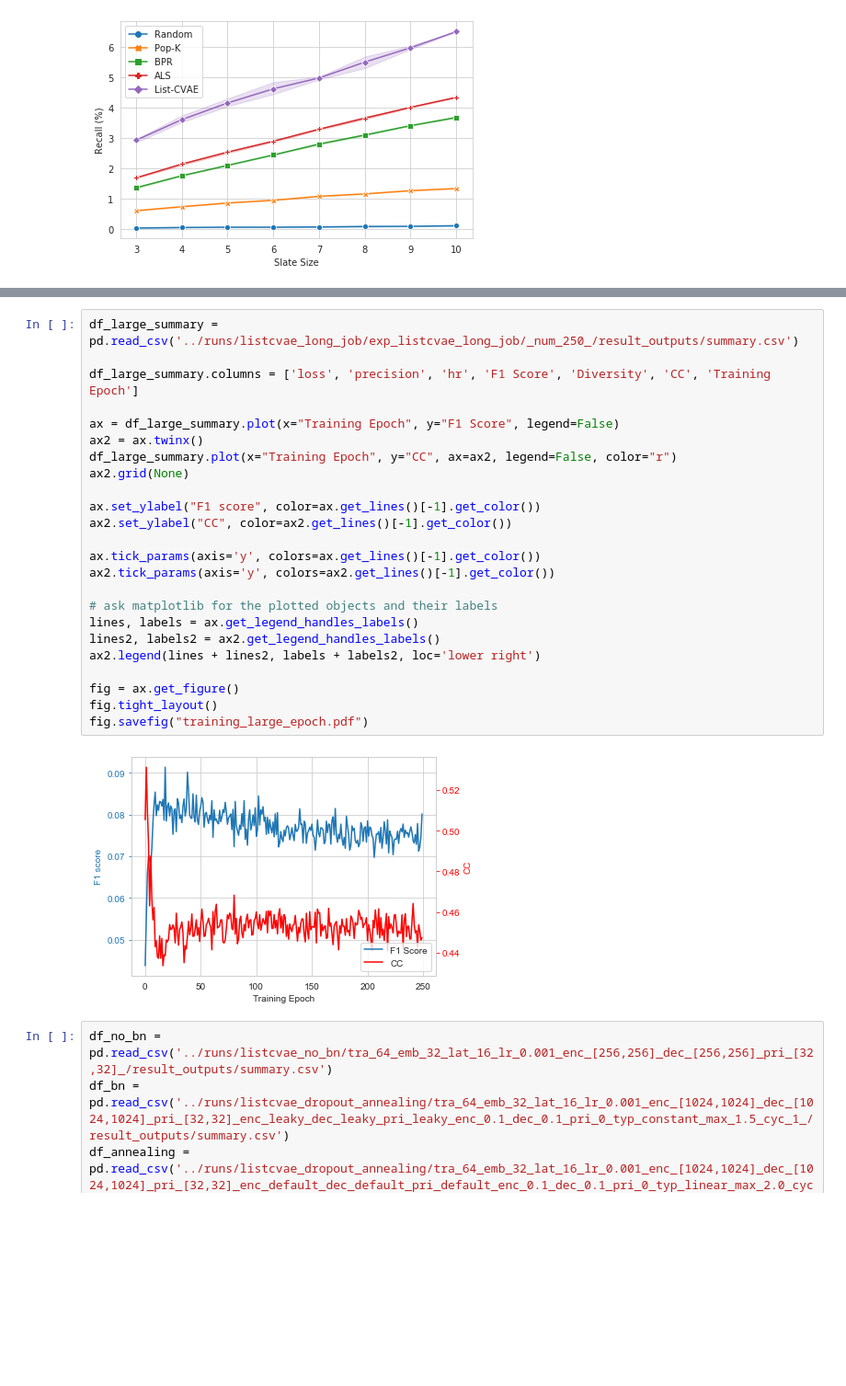
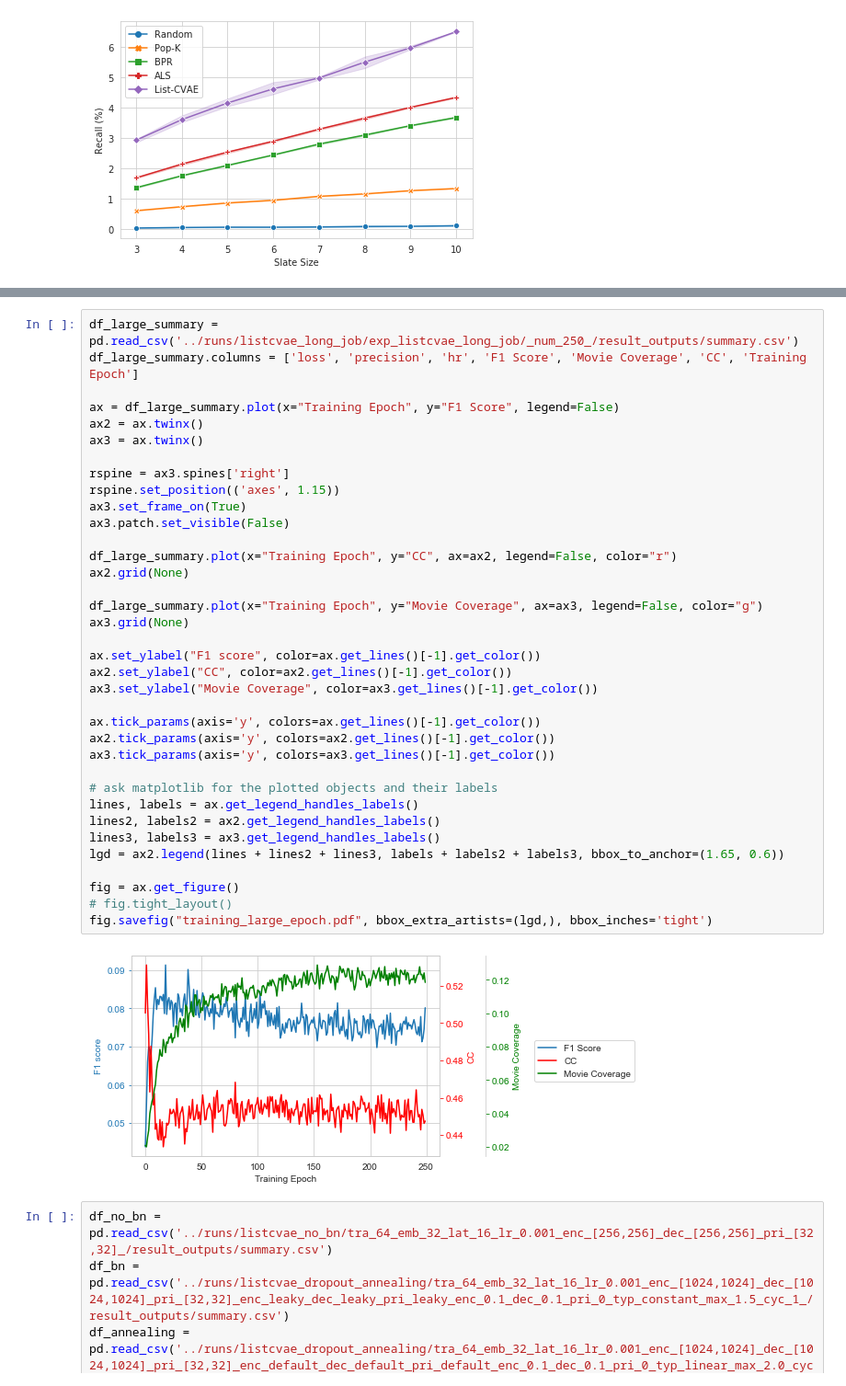
Before and after one commit to dferendo/RecommendationSystem, a Jupyter notebook: plots/slate_plot.ipynb, the cells around one changed output, grey strips where cells are left out. Shown at 92% size. Cells and saved outputs as stored; diff of their text form; blank space fills up the shorter version.

Commit message:
Added plots

```diff
--- a/plots/slate_plot.ipynb
+++ b/plots/slate_plot.ipynb
@@ -101,30 +101,42 @@ precision, mean: 0.008051213367835548, error: 0.0005847401206882598
 recall, mean: 0.009002221842732108, error: 0.0007097551041530527
 # %%
 df_large_summary = pd.read_csv('../runs/listcvae_long_job/exp_listcvae_long_job/_num_250_/result_outputs/summary.csv')
-
-df_large_summary.columns = ['loss', 'precision', 'hr', 'F1 Score', 'Diversity', 'CC', 'Training Epoch']
+df_large_summary.columns = ['loss', 'precision', 'hr', 'F1 Score', 'Movie Coverage', 'CC', 'Training Epoch']
 
 ax = df_large_summary.plot(x="Training Epoch", y="F1 Score", legend=False)
 ax2 = ax.twinx()
+ax3 = ax.twinx()
+
+rspine = ax3.spines['right']
+rspine.set_position(('axes', 1.15))
+ax3.set_frame_on(True)
+ax3.patch.set_visible(False)
+
 df_large_summary.plot(x="Training Epoch", y="CC", ax=ax2, legend=False, color="r")
 ax2.grid(None)
 
+df_large_summary.plot(x="Training Epoch", y="Movie Coverage", ax=ax3, legend=False, color="g")
+ax3.grid(None)
+
 ax.set_ylabel("F1 score", color=ax.get_lines()[-1].get_color())
 ax2.set_ylabel("CC", color=ax2.get_lines()[-1].get_color())
+ax3.set_ylabel("Movie Coverage", color=ax3.get_lines()[-1].get_color())
 
 ax.tick_params(axis='y', colors=ax.get_lines()[-1].get_color())
 ax2.tick_params(axis='y', colors=ax2.get_lines()[-1].get_color())
+ax3.tick_params(axis='y', colors=ax3.get_lines()[-1].get_color())
 
 # ask matplotlib for the plotted objects and their labels
 lines, labels = ax.get_legend_handles_labels()
 lines2, labels2 = ax2.get_legend_handles_labels()
-ax2.legend(lines + lines2, labels + labels2, loc='lower right')
+lines3, labels3 = ax3.get_legend_handles_labels()
+lgd = ax2.legend(lines + lines2 + lines3, labels + labels2 + labels3, bbox_to_anchor=(1.65, 0.6))
 
 fig = ax.get_figure()
-fig.tight_layout()
-fig.savefig("training_large_epoch.pdf")
+# fig.tight_layout()
+fig.savefig("training_large_epoch.pdf", bbox_extra_artists=(lgd,), bbox_inches='tight')
 # %% [output]
-[figure, old version]
+[figure, new version]
 # %%
 df_no_bn = pd.read_csv('../runs/listcvae_no_bn/tra_64_emb_32_lat_16_lr_0.001_enc_[256,256]_dec_[256,256]_pri_[32,32]_/result_outputs/summary.csv')
 df_bn = pd.read_csv('../runs/listcvae_dropout_annealing/tra_64_emb_32_lat_16_lr_0.001_enc_[1024,1024]_dec_[1024,1024]_pri_[32,32]_enc_leaky_dec_leaky_pri_leaky_enc_0.1_dec_0.1_pri_0_typ_constant_max_1.5_cyc_1_/result_outputs/summary.csv')
```
Also changed, not shown: parts of 1 cell of this notebook, 3 other files.
